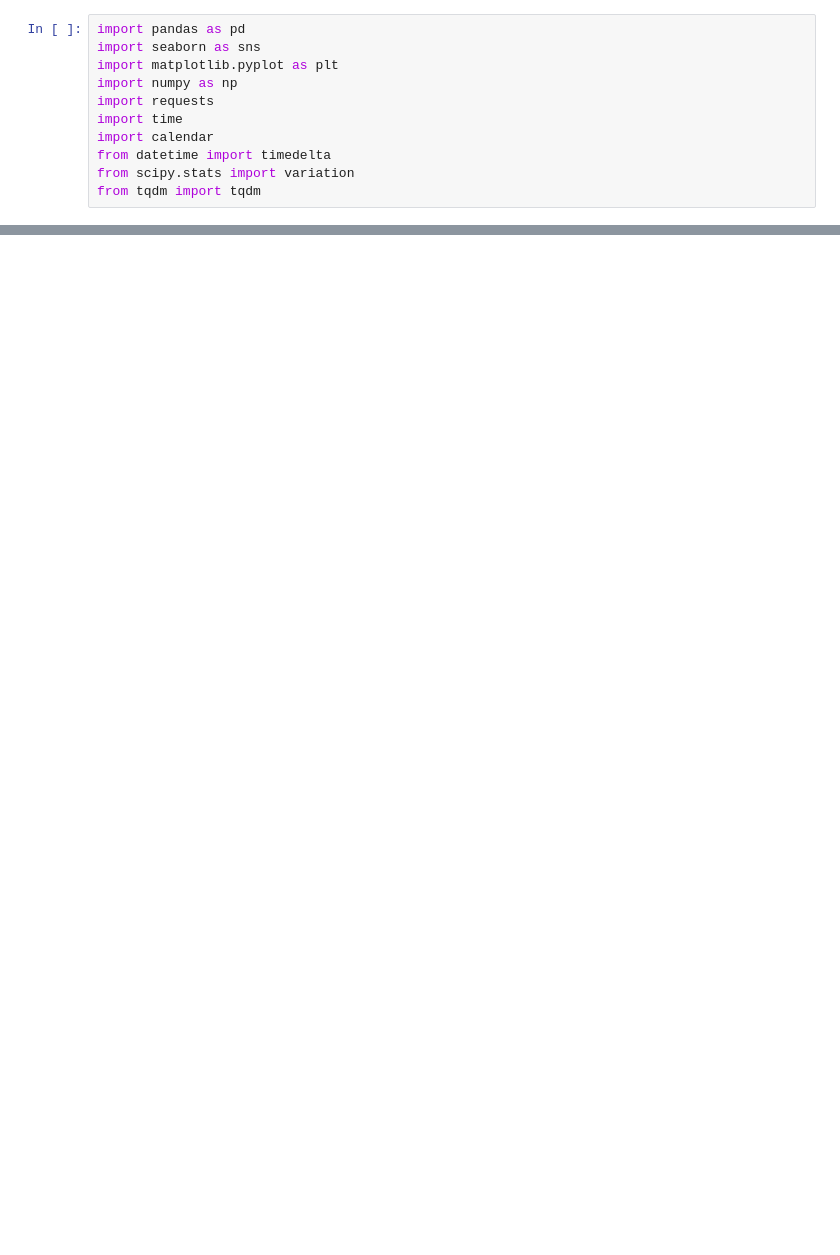
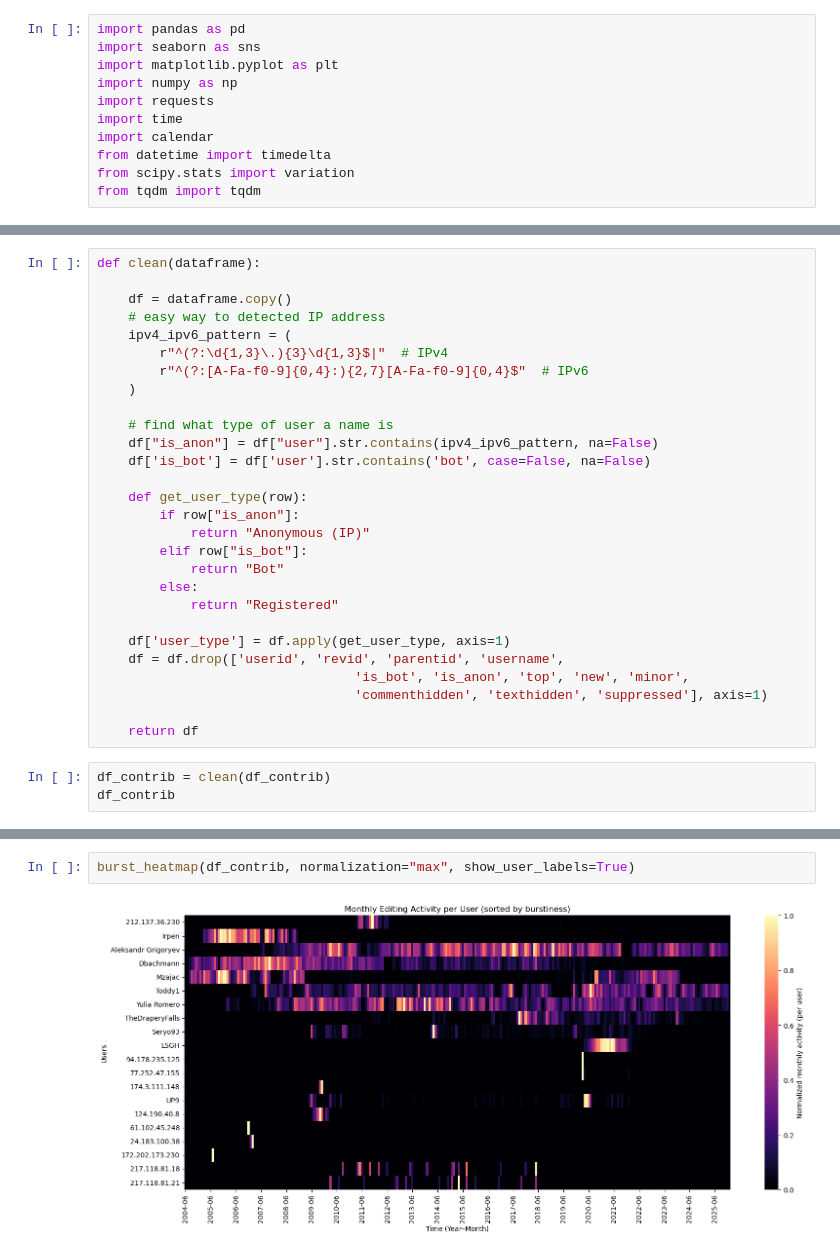
Before and after one commit to dh-epfl-students/dhlab-cultural-weaponisation-ukraine-benchmark, a Jupyter notebook: notebooks/All Users Analysis/users_contributions.ipynb, the cells around one changed output, grey strips where cells are left out. Cells and saved outputs as stored; diff of their text form; blank space fills up the shorter version.

```diff
--- a/notebooks/All Users Analysis/users_contributions.ipynb
+++ b/notebooks/All Users Analysis/users_contributions.ipynb
@@ -48,0 +177,31 @@ df_contrib
+# %%
+def clean(dataframe):
+
+    df = dataframe.copy()
+    # easy way to detected IP address
+    ipv4_ipv6_pattern = (
+        r"^(?:\d{1,3}\.){3}\d{1,3}$|"  # IPv4
+        r"^(?:[A-Fa-f0-9]{0,4}:){2,7}[A-Fa-f0-9]{0,4}$"  # IPv6
+    )
+
+    # find what type of user a name is
+    df["is_anon"] = df["user"].str.contains(ipv4_ipv6_pattern, na=False)
+    df['is_bot'] = df['user'].str.contains('bot', case=False, na=False)
+
+    def get_user_type(row):
+        if row["is_anon"]:
+            return "Anonymous (IP)"
+        elif row["is_bot"]:
+            return "Bot"
+        else:
+            return "Registered"
+
+    df['user_type'] = df.apply(get_user_type, axis=1)
+    df = df.drop(['userid', 'revid', 'parentid', 'username',
+                                 'is_bot', 'is_anon', 'top', 'new', 'minor',
+                                 'commenthidden', 'texthidden', 'suppressed'], axis=1)
+
+    return df
+# %%
+df_contrib = clean(df_contrib)
+df_contrib
@@ -48,0 +450,4 @@ df_contrib
+# %%
+burst_heatmap(df_contrib, normalization="max", show_user_labels=True)
+# %% [output]
+[figure, added]
```
Also changed, not shown: parts of 14 cells of this notebook, 5 other files.
